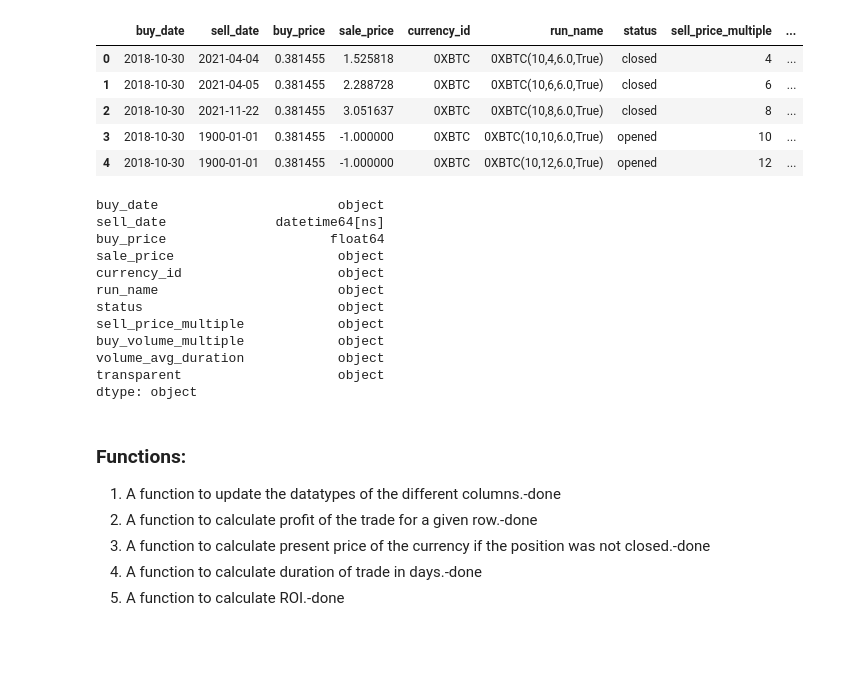
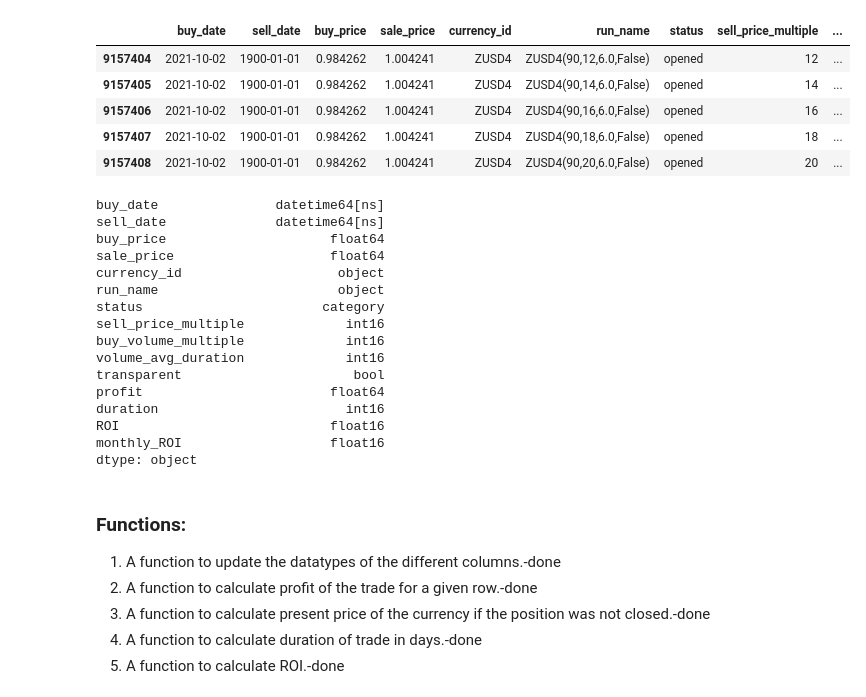
Before and after one commit to justinbarak/crypto-vol-scanner, a Jupyter notebook: crypto_vol_scanner/backtrader_results_analysis.ipynb, the cells around one changed output. Saved outputs shown, nothing was run; the diff lists cells and outputs as text; code cells hidden in the pictures; blank space fills up the shorter version.

```diff
--- a/crypto_vol_scanner/backtrader_results_analysis.ipynb
+++ b/crypto_vol_scanner/backtrader_results_analysis.ipynb
@@ -11,33 +11,38 @@ from pathlib import Path
 import numpy as np
 from datetime import datetime, timedelta
 # %%
-main_path = Path('../bt_data_runs/_temp_df.pkl').resolve()
-main_df = pd.read_pickle(main_path)
-# main_df = type_raw_dataframe(main_df)
-# main_df.to_pickle(main_path)
+# main_path = Path('../bt_data_runs/archive_df.pkl').resolve()
+# main_df = pd.read_pickle(main_path)
+new_path = Path('../bt_data_runs/cleaned_archive_df.pkl').resolve()
+# updated_df.to_pickle(new_path)
+updated_df = pd.read_pickle(new_path)
 # %%
-main_df.head()
+main_df.tail()
 # %% [output]
 |  | buy_date | sell_date | buy_price | sale_price | currency_id | run_name | status | sell_price_multiple | ... |
-| 0 | 2018-10-30 | 2021-04-04 | 0.381455 | 1.525818 | 0XBTC | 0XBTC(10,4,6.0,True) | closed | 4 | ... |
-| 1 | 2018-10-30 | 2021-04-05 | 0.381455 | 2.288728 | 0XBTC | 0XBTC(10,6,6.0,True) | closed | 6 | ... |
-| 2 | 2018-10-30 | 2021-11-22 | 0.381455 | 3.051637 | 0XBTC | 0XBTC(10,8,6.0,True) | closed | 8 | ... |
-| 3 | 2018-10-30 | 1900-01-01 | 0.381455 | -1.000000 | 0XBTC | 0XBTC(10,10,6.0,True) | opened | 10 | ... |
-| 4 | 2018-10-30 | 1900-01-01 | 0.381455 | -1.000000 | 0XBTC | 0XBTC(10,12,6.0,True) | opened | 12 | ... |
+| 9157404 | 2021-10-02 | 1900-01-01 | 0.984262 | 1.004241 | ZUSD4 | ZUSD4(90,12,6.0,False) | opened | 12 | ... |
+| 9157405 | 2021-10-02 | 1900-01-01 | 0.984262 | 1.004241 | ZUSD4 | ZUSD4(90,14,6.0,False) | opened | 14 | ... |
+| 9157406 | 2021-10-02 | 1900-01-01 | 0.984262 | 1.004241 | ZUSD4 | ZUSD4(90,16,6.0,False) | opened | 16 | ... |
+| 9157407 | 2021-10-02 | 1900-01-01 | 0.984262 | 1.004241 | ZUSD4 | ZUSD4(90,18,6.0,False) | opened | 18 | ... |
+| 9157408 | 2021-10-02 | 1900-01-01 | 0.984262 | 1.004241 | ZUSD4 | ZUSD4(90,20,6.0,False) | opened | 20 | ... |
 # %%
 main_df.dtypes
 # %% [output]
-buy_date                       object
+buy_date               datetime64[ns]
 sell_date              datetime64[ns]
 buy_price                     float64
-sale_price                     object
+sale_price                    float64
 currency_id                    object
 run_name                       object
-status                         object
-sell_price_multiple            object
-buy_volume_multiple            object
-volume_avg_duration            object
-transparent                    object
+status                       category
+sell_price_multiple             int16
+buy_volume_multiple             int16
+volume_avg_duration             int16
+transparent                      bool
+profit                        float64
+duration                        int16
+ROI                           float16
+monthly_ROI                   float16
 dtype: object
 # %% [markdown]
 ### Functions:
```
Also changed, not shown: parts of 24 cells of this notebook, 6 other files.
